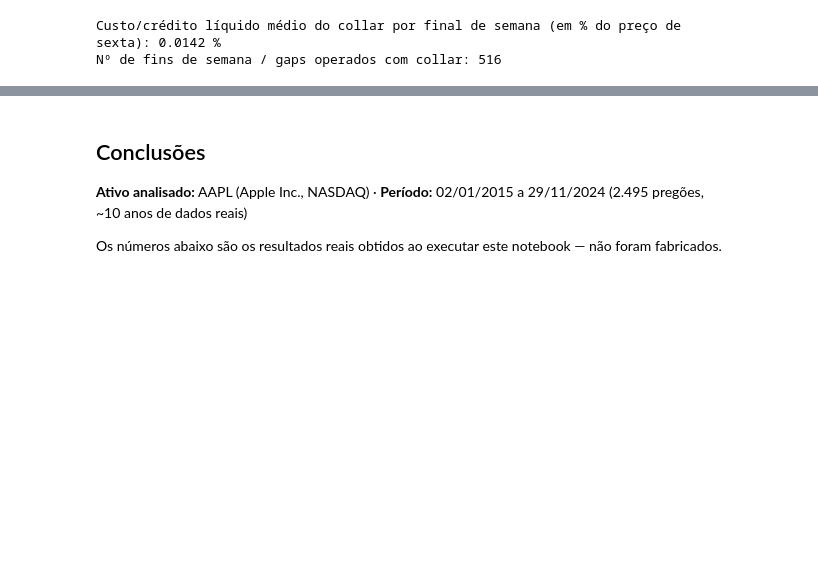
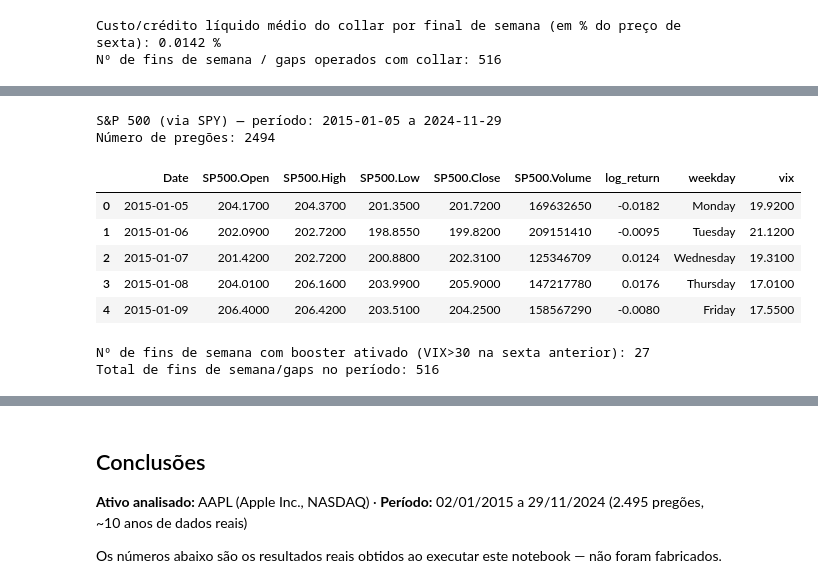
Before and after one commit to jorgerachid1/estrategia-fim-de-semana-volatilidade, a Jupyter notebook: estrategia_fim_de_semana_volatilidade.ipynb, the cells around one changed output, grey strips where cells are left out. Saved outputs shown, nothing was run; the diff lists cells and outputs as text; code cells hidden in the pictures; blank space fills up the shorter version.

```diff
--- a/estrategia_fim_de_semana_volatilidade.ipynb
+++ b/estrategia_fim_de_semana_volatilidade.ipynb
@@ -392,0 +407,77 @@ Nº de fins de semana / gaps operados com collar: 516
+# %%
+spx = pd.read_csv("sp500_precos_historicos.csv", parse_dates=["Date"])
+spx = spx.sort_values("Date").reset_index(drop=True)
+spx["log_return"] = np.log(spx["SP500.Close"] / spx["SP500.Close"].shift(1))
+spx["weekday"] = spx["Date"].dt.day_name()
+spx = spx.dropna(subset=["log_return"]).reset_index(drop=True)
+
+spx = spx.merge(vix, on="Date", how="left")
+spx["vix"] = spx["vix"].ffill()
+
+print(f"S&P 500 (via SPY) — período: {spx['Date'].min().date()} a {spx['Date'].max().date()}")
+print(f"Número de pregões: {len(spx)}")
+spx.head()
+# %% [output]
+S&P 500 (via SPY) — período: 2015-01-05 a 2024-11-29
+Número de pregões: 2494
+|  | Date | SP500.Open | SP500.High | SP500.Low | SP500.Close | SP500.Volume | log_return | weekday | vix |
+| 0 | 2015-01-05 | 204.1700 | 204.3700 | 201.3500 | 201.7200 | 169632650 | -0.0182 | Monday | 19.9200 |
+| 1 | 2015-01-06 | 202.0900 | 202.7200 | 198.8550 | 199.8200 | 209151410 | -0.0095 | Tuesday | 21.1200 |
+| 2 | 2015-01-07 | 201.4200 | 202.7200 | 200.8800 | 202.3100 | 125346709 | 0.0124 | Wednesday | 19.3100 |
+| 3 | 2015-01-08 | 204.0100 | 206.1600 | 203.9900 | 205.9000 | 147217780 | 0.0176 | Thursday | 17.0100 |
+| 4 | 2015-01-09 | 206.4000 | 206.4200 | 203.5100 | 204.2500 | 158567290 | -0.0080 | Friday | 17.5500 |
+# %%
+VIX_BOOSTER_THRESHOLD = 30.0   # só "boosta" quando VIX da sexta anterior > 30 ("Muito alta")
+OTM_PUT_BOOSTER_PCT = 0.05      # put 5% fora do dinheiro (mais barata, tail-risk hedge típico)
+
+s = spx.set_index("Date").copy()
+s["ret"] = s["log_return"]
+s["strat_spx_buyhold"] = s["ret"]
+
+s["vol_movel_21d"] = s["ret"].rolling(21).std() * np.sqrt(252)
+s["gap_days"] = s.index.to_series().diff().dt.days
+s["is_gap"] = s["gap_days"] >= 3
+s["vix_prev"] = s["vix"].shift(1)
+s["vol_prev"] = s["vol_movel_21d"]
+
+booster_returns = []
+booster_premios = []
+booster_ativo = []
+for i in range(1, len(s)):
+    row = s.iloc[i]
+    prev_close = s["SP500.Close"].iloc[i - 1]
+    close = row["SP500.Close"]
+    stock_ret = row["ret"]
+
+    usa_booster = bool(row["is_gap"]) and not np.isnan(row["vix_prev"]) and row["vix_prev"] > VIX_BOOSTER_THRESHOLD \
+                  and not np.isnan(row["vol_prev"]) and row["gap_days"] > 0
+
+    if usa_booster:
+        S0 = prev_close
+        T = row["gap_days"] / 365.0
+        sigma = row["vol_prev"]
+        Kp = S0 * (1 - OTM_PUT_BOOSTER_PCT)
+        _, put_premium = black_scholes_put_call(S0, Kp, T, sigma)
+        stock_pnl = close - S0
+        put_payoff = max(Kp - close, 0.0) - put_premium
+        net_pnl = stock_pnl + put_payoff
+        ret = net_pnl / S0
+        booster_premios.append(put_premium / S0)
+    else:
+        ret = stock_ret
+        booster_premios.append(np.nan)
+
+    booster_returns.append(ret)
+    booster_ativo.append(usa_booster)
+
+s = s.iloc[1:].copy()
+s["strat_spx_booster"] = booster_returns
+s["premio_put_booster_pct"] = booster_premios
+s["booster_ativo"] = booster_ativo
+s["strat_spx_booster_log"] = np.log(1 + s["strat_spx_booster"])
+
+print(f"Nº de fins de semana com booster ativado (VIX>{VIX_BOOSTER_THRESHOLD:.0f} na sexta anterior): {s['booster_ativo'].sum()}")
+print(f"Total de fins de semana/gaps no período: {int(s['is_gap'].sum())}")
+# %% [output]
+Nº de fins de semana com booster ativado (VIX>30 na sexta anterior): 27
+Total de fins de semana/gaps no período: 516
```
Also changed, not shown: parts of 9 cells of this notebook, 3 other files.
